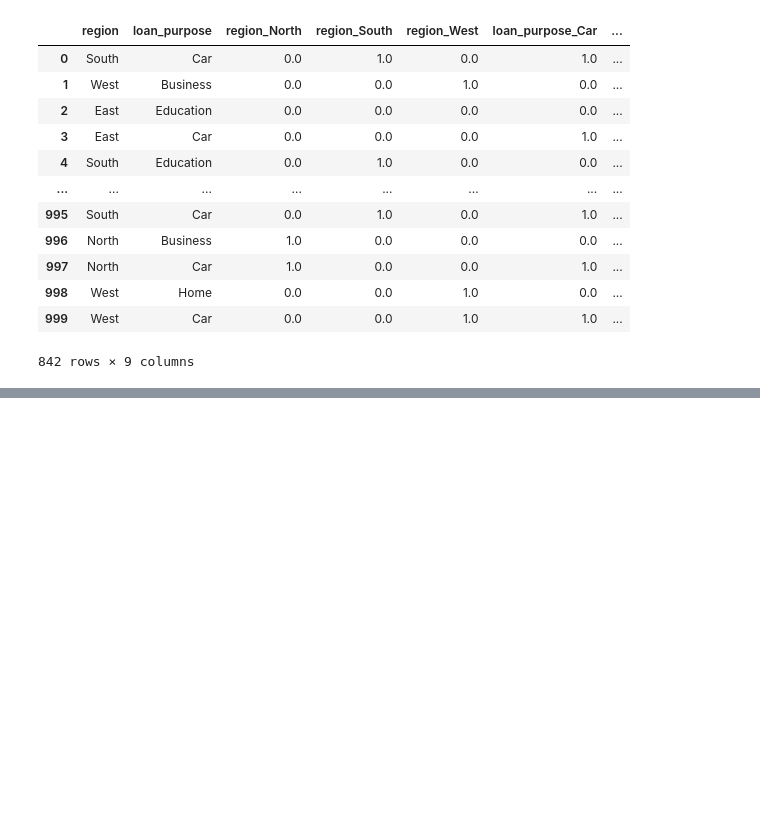
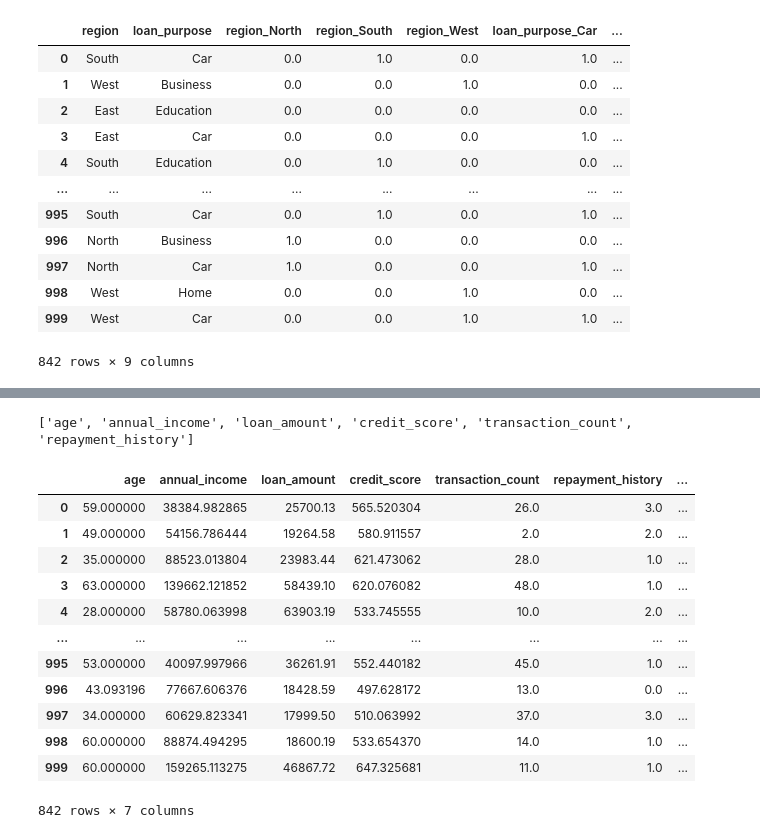
Before and after one commit to Maitrak-2661/data-preprocessing-and-feature-engineering, a Jupyter notebook: final pr/Holistic_data preparer.ipynb, the cells around one changed output, grey strips where cells are left out. Saved outputs shown, nothing was run; the diff lists cells and outputs as text; code cells hidden in the pictures; blank space fills up the shorter version.

```diff
--- a/final pr/Holistic_data preparer.ipynb
+++ b/final pr/Holistic_data preparer.ipynb
@@ -785,0 +840,11 @@ New columns added: ['region_North', 'region_South', 'region_West', 'loan_purpose
+# %%
+# Binarization
+
+cs_bin = Binarizer(threshold=700)
+df_IQR['credit_score_bin'] = cs_bin.fit_transform(df_IQR[['credit_score']])
+
+print('After applying binarization:')
+display(df_IQR[['credit_score', 'credit_score_bin']].head())
+
+print(df_IQR['credit_score_bin'].value_counts())
+df_IQR.drop('credit_score_bin',axis=1,inplace=True)
@@ -785,0 +897,19 @@ New columns added: ['region_North', 'region_South', 'region_West', 'loan_purpose
+# %%
+# K-Means binning
+
+kbd_k = KBinsDiscretizer(
+    n_bins=4,
+    encode='ordinal',
+    strategy='kmeans'
+)
+
+df_IQR['transaction_count_kmeans'] = kbd_k.fit_transform(df_IQR[['transaction_count']]).astype(int)
+
+print('After applying k-means binning:')
+display(df_IQR[['transaction_count', 'transaction_count_kmeans']].head())
+
+print(df_IQR['transaction_count_kmeans'].value_counts())
+print(f'K-Means bin edges: {kbd_k.bin_edges_[0].round(1)}')
+
+
+df_IQR.drop(['transaction_count_kmeans'], axis=1, inplace=True)
@@ -785,0 +933,9 @@ New columns added: ['region_North', 'region_South', 'region_West', 'loan_purpose
+# %%
+# Standardization (z-score scaling)
+
+standardization = StandardScaler()
+
+df_IQR[["annual_income_stds","loan_amount_stds"]] = standardization.fit_transform(df_IQR[["annual_income","loan_amount"]])
+
+display(df_IQR[["annual_income_stds","loan_amount_stds"]].head())
+df_IQR.drop(['annual_income_stds','loan_amount_stds'], axis=1, inplace=True)
@@ -785,0 +949,19 @@ New columns added: ['region_North', 'region_South', 'region_West', 'loan_purpose
+# %%
+columns.append("repayment_history")
+print(columns)
+df_IQR[['age', 'annual_income', 'loan_amount', 'credit_score', 'transaction_count', 'repayment_history', 'repayment_history']]
+# %% [output]
+['age', 'annual_income', 'loan_amount', 'credit_score', 'transaction_count', 'repayment_history']
+|  | age | annual_income | loan_amount | credit_score | transaction_count | repayment_history | ... |
+| 0 | 59.000000 | 38384.982865 | 25700.13 | 565.520304 | 26.0 | 3.0 | ... |
+| 1 | 49.000000 | 54156.786444 | 19264.58 | 580.911557 | 2.0 | 2.0 | ... |
+| 2 | 35.000000 | 88523.013804 | 23983.44 | 621.473062 | 28.0 | 1.0 | ... |
+| 3 | 63.000000 | 139662.121852 | 58439.10 | 620.076082 | 48.0 | 1.0 | ... |
+| 4 | 28.000000 | 58780.063998 | 63903.19 | 533.745555 | 10.0 | 2.0 | ... |
+| ... | ... | ... | ... | ... | ... | ... | ... |
+| 995 | 53.000000 | 40097.997966 | 36261.91 | 552.440182 | 45.0 | 1.0 | ... |
+| 996 | 43.093196 | 77667.606376 | 18428.59 | 497.628172 | 13.0 | 0.0 | ... |
+| 997 | 34.000000 | 60629.823341 | 17999.50 | 510.063992 | 37.0 | 3.0 | ... |
+| 998 | 60.000000 | 88874.494295 | 18600.19 | 533.654370 | 14.0 | 1.0 | ... |
+| 999 | 60.000000 | 159265.113275 | 46867.72 | 647.325681 | 11.0 | 1.0 | ... |
+842 rows × 7 columns
```
Also changed, not shown: parts of 14 cells of this notebook.
